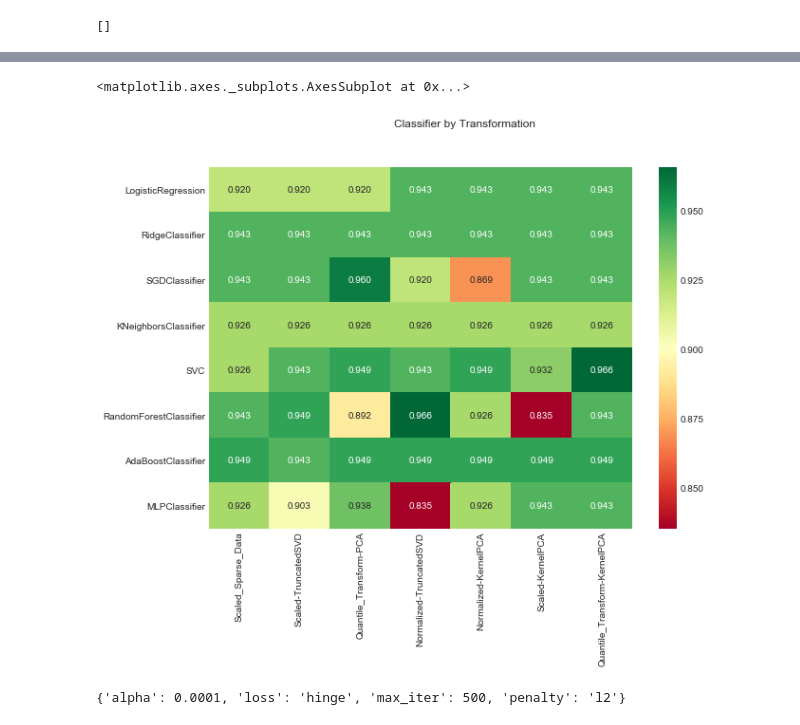
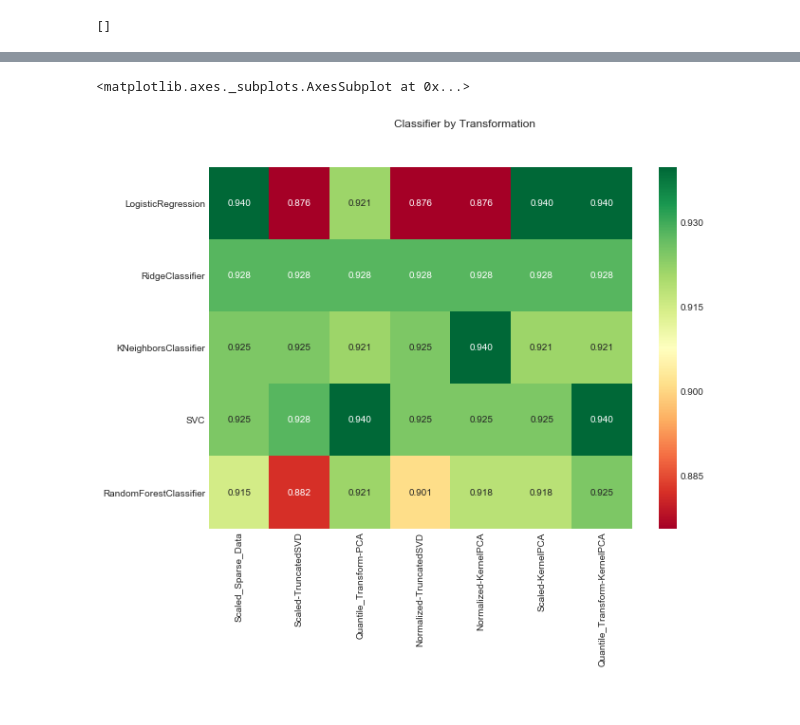
Before and after one commit to liebscher/Reading-Insights, a Jupyter notebook: exploration.ipynb, the cells around one changed output, grey strips where cells are left out. Saved outputs shown, nothing was run; the diff lists cells and outputs as text; code cells hidden in the pictures.

```diff
--- a/exploration.ipynb
+++ b/exploration.ipynb
@@ -175,12 +180,14 @@ Separate data set into distinct subsets which can be usefully manipulated. Our a
 data_object = data[['title', 'author', 'finished', 'started']]
 data_influences = data[['inf_north_amer', 'inf_south_central_amer', 'inf_asia', 'inf_middle_east',
                         'inf_west_europe', 'inf_east_europe', 'inf_africa', 'inf_oceania']]
-data_genres = data[['is_fiction', 'is_nonfiction', 'is_adventure', 'is_biography', 'is_drama',
+data_fictionality = data[['is_fiction', 'is_nonfiction']]
+data_genres = data[['is_adventure', 'is_biography', 'is_drama',
                     'is_expository', 'is_historical_ficition', 'is_memoir', 'is_philosophy',
                     'is_poetry', 'is_political_science', 'is_realistic_fiction',
                     'is_religion', 'is_science', 'is_sci_fi', 'is_short_story']]
 data_numeric = pd.concat([
     data_influences,
+    data_fictionality,
     data_genres,
     data[['is_female', 'agg_rating', 'pages', 'pub_year',
           'org_pub_year', 'duration']]
@@ -374,44 +478,36 @@ sets = {
 # %%
+# http://anson.ucdavis.edu/~minjay/SGD.pdf
+# http://jakevdp.github.io/blog/2013/04/29/benchmarking-nearest-neighbor-searches-in-python/
+# https://www.analyticsvidhya.com/blog/2015/06/tuning-random-forest-model/
+
+
 models = {
     'LogisticRegression': LogisticRegression(),
     'RidgeClassifier': RidgeClassifier(),
-    'SGDClassifier': SGDClassifier(),
     'KNeighborsClassifier': KNeighborsClassifier(),
     'SVC': SVC(),
     'RandomForestClassifier': RandomForestClassifier(),
-    'AdaBoostClassifier': AdaBoostClassifier(),
-    'MLPClassifier': MLPClassifier()
+    #'MLPClassifier': MLPClassifier()
 }
 params = {
     'LogisticRegression': {
-        'C': [0.0001, 0.001, 0.01, 0.1, 0.5, 1.],
+        'C': [0.0001, 0.001, 0.1, 1., 10.],
         'penalty': ['l2', 'l1']
     },
     'RidgeClassifier': {
-        'alpha': [0.0001, 0.001, 0.01, 0.1, 1., 10., 100., 500., 1000.]
-    },
-    'SGDClassifier': {
-        'alpha': [0.0001, 0.001, 0.01, 0.1, 1., 10., 100.],
-        'max_iter': [500, 1000, 2500],
-        'loss': ['hinge', 'squared_hinge'],
-        'penalty': ['l2', 'l1']
+        'alpha': [0.0001, 0.001, 0.01, 0.1, 1., 10.]
     },
     'KNeighborsClassifier': {
-        'n_neighbors': [2, 3, 4, 6, 8, 10, 12, 14],
-        'leaf_size': [2, 3, 6, 10, 20, 30]
+        'n_neighbors': [2, 3, 4, 6, 8, 10, 12, 14, 18]
     },
     'SVC': {
-        'C': [0.000000001, 0.000001, 0.00001, 0.001, 0.01, 0.1, 0.5, 1., 2., 10.],
+        'C': [0.000000001, 0.000001, 0.00001, 0.001, 0.01, 0.1, 0.5, 1., 2., 10., 50, 100],
         'kernel': ['linear', 'rbf'],
-        'gamma': ['auto', 0.1, 1., 2., 10.]
+        'gamma': ['auto', 0.01, 0.1, 1., 2., 10., 15., 20.]
     },
     'RandomForestClassifier': {
-        'max_features': ['auto', 'log2', 0.25, 0.5, 0.75, 1],
-        'n_estimators': [1, 3, 5, 7, 10, 25, 50, 75, 100],
-        'max_depth': [3, 5, 7, 10, 20, None]
-    },
-    'AdaBoostClassifier': {
-        'n_estimators': [1, 3, 5, 7, 10, 25, 50, 75, 100]
+        'max_features': ['auto', 'log2', 'sqrt', 0.25, 0.5, 0.75],
+        'n_estimators': [3, 5, 10, 25, 50, 100],
     },
     'MLPClassifier': {
         'activation': ['relu', 'logistic'],
@@ -481,37 +577,31 @@ MLPClassifier done
 # %%
 def mean_squared_classifier(y_true, y_pred):
     sqr_sum = 0
     for y0, y1 in zip(y_pred, y_true):
         y0 = (y0 - 1) / 4
         y1 = (y1 - 1) / 4
 
         sqr_sum += pow(y1 - y0, 2)
 
-    return 1 - sqr_sum / len(y_true)
+    return 1 - np.sqrt(sqr_sum) / len(y_true)
 
 scorer = make_scorer(mean_squared_classifier, greater_is_better=True)
 
 results = pd.DataFrame(0, index=models, columns=sets.keys())
 
 for search in searches:
 
     set, model = search.split('__')
 
     clf = models[model]
     clf.set_params(**searches[search].best_params_)
     clf.fit(X_train, y_train)
 
     results.loc[model, set] += scorer(clf, X_test, y_test)
 
 plt.figure(figsize=(10, 7))
 plt.suptitle('Classifier by Transformation')
 sns.heatmap(results, annot=True, fmt="0.3f", cmap='RdYlGn')
 # %% [output]
 <matplotlib.axes._subplots.AxesSubplot at 0x...>
-[figure, old version]
+[figure, new version]
-# %%
-select = 'Quantile_Transform-PCA__SGDClassifier'
-
-searches[select].best_params_
-# %% [output]
-{'alpha': 0.0001, 'loss': 'hinge', 'max_iter': 500, 'penalty': 'l2'}
```
Also changed, not shown: parts of 28 cells of this notebook.
